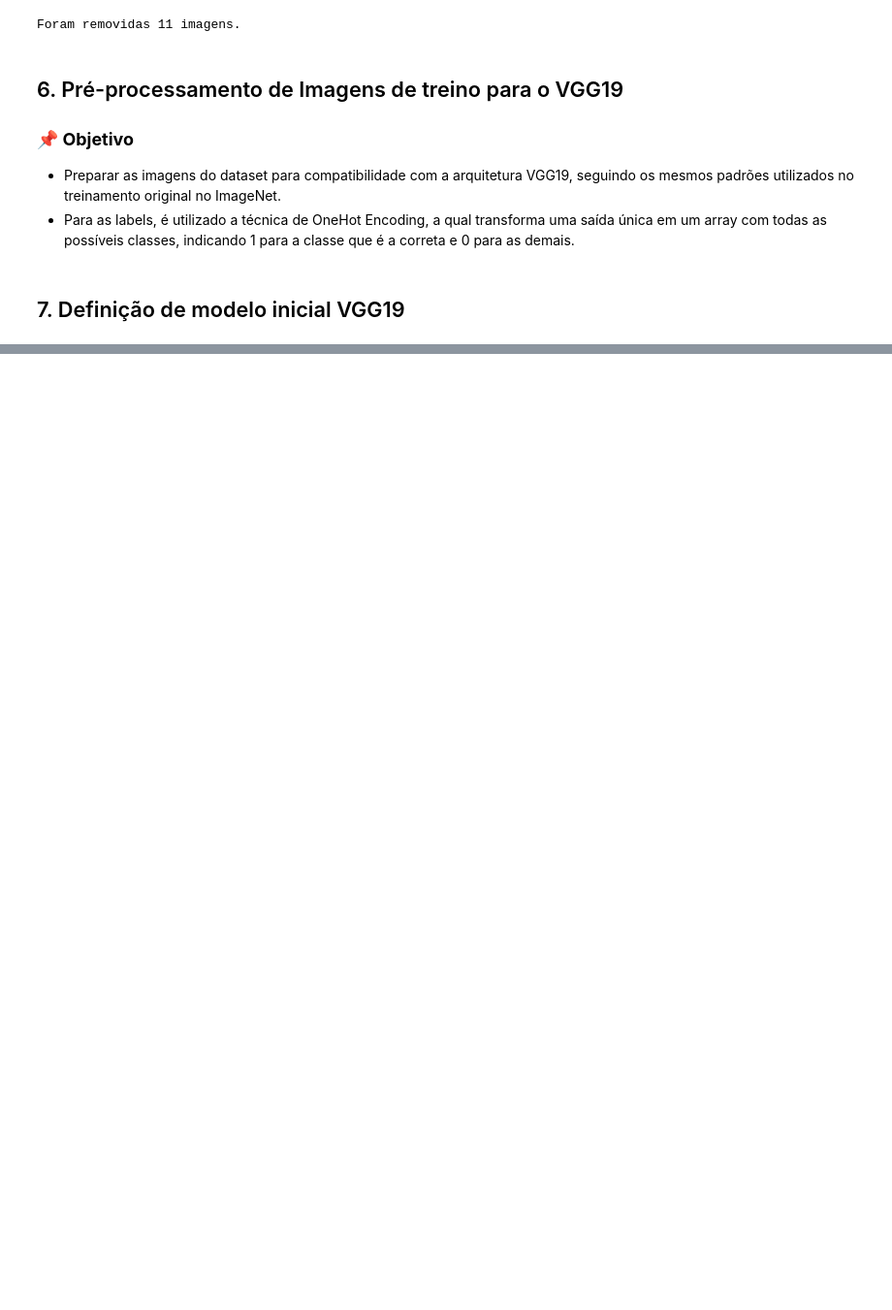
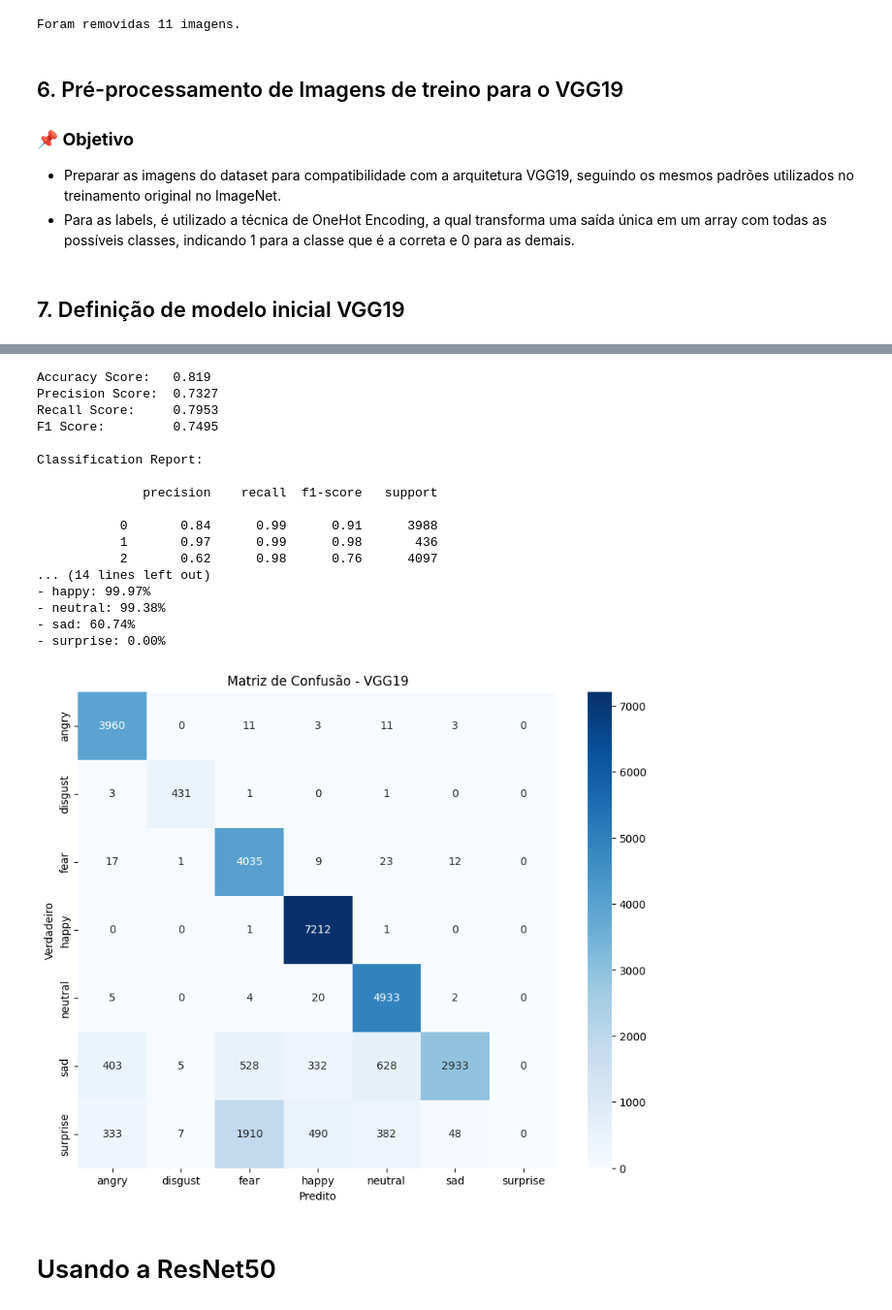
Before and after one commit to igorcenzi/tcc, a Jupyter notebook: TCC_IGOR_CENZI.ipynb, the cells around one changed output, grey strips where cells are left out. Shown at 97% size. Saved outputs shown, nothing was run; the diff lists cells and outputs as text; code cells hidden in the pictures; blank space fills up the shorter version.

```diff
--- a/TCC_IGOR_CENZI.ipynb
+++ b/TCC_IGOR_CENZI.ipynb
@@ -1457,0 +412,4 @@ array([[2.5020579e-01, 5.7583963e-03, 3.1199026e-01, ..., 1.5318368e-01,
+# %%
+# Recarregar modelo salvo
+
+model = tf.keras.models.load_model("best_vgg19_model_basic.keras")
@@ -1457,0 +418,39 @@ array([[2.5020579e-01, 5.7583963e-03, 3.1199026e-01, ..., 1.5318368e-01,
+# %%
+def plot_metrics(y_true, y_pred):
+    classes_emocao = list(label_map.keys())
+    class_acc = {}
+
+    acc = accuracy_score(y_true, y_pred)
+    prec = precision_score(y_true, y_pred, average='macro')
+    rec = recall_score(y_true, y_pred, average='macro')
+    f1 = f1_score(y_true, y_pred, average='macro')
+
+    print("Accuracy Score:  ", round(acc, 4))
+    print("Precision Score: ", round(prec, 4))
+    print("Recall Score:    ", round(rec, 4))
+    print("F1 Score:        ", round(f1, 4))
+    print("\nClassification Report:\n")
+    print(classification_report(y_true, y_pred))
+
+    for i, emotion in enumerate(classes_emocao):
+        idx = np.where(y_true == i)[0]
+        correct = np.sum(y_pred[idx] == y_true[idx])
+        class_acc[emotion] = correct / len(idx)
+
+    print('\nAcurácia por classe:')
+    for emotion, acc in class_acc.items():
+        print(f'- {emotion}: {acc:.2%}')
+
+    cm = confusion_matrix(y_true, y_pred)
+    plt.figure(figsize=(10, 8))
+    sns.heatmap(cm, annot=True, fmt='d', cmap='Blues',
+                xticklabels=classes_emocao,
+                yticklabels=classes_emocao)
+    plt.title('Matriz de Confusão - VGG19')
+    plt.ylabel('Verdadeiro')
+    plt.xlabel('Predito')
+    plt.show()
+# %%
+y_pred = model.predict(X_train_preprocessed)
+y_pred_classes = np.argmax(y_pred, axis=1)
+y_true = np.argmax(y_train_preprocessed, axis=1)
@@ -1457,0 +459,23 @@ array([[2.5020579e-01, 5.7583963e-03, 3.1199026e-01, ..., 1.5318368e-01,
+# %%
+plot_metrics(y_true, y_pred_classes)
+# %% [output]
+Accuracy Score:   0.819
+Precision Score:  0.7327
+Recall Score:     0.7953
+F1 Score:         0.7495
+
+Classification Report:
+
+              precision    recall  f1-score   support
+
+           0       0.84      0.99      0.91      3988
+           1       0.97      0.99      0.98       436
+           2       0.62      0.98      0.76      4097
+... (14 lines left out)
+- happy: 99.97%
+- neutral: 99.38%
+- sad: 60.74%
+- surprise: 0.00%
+[figure, added]
+# %% [markdown]
+# Usando a ResNet50
```
Also changed, not shown: parts of 72 cells of this notebook, 1 other file.
